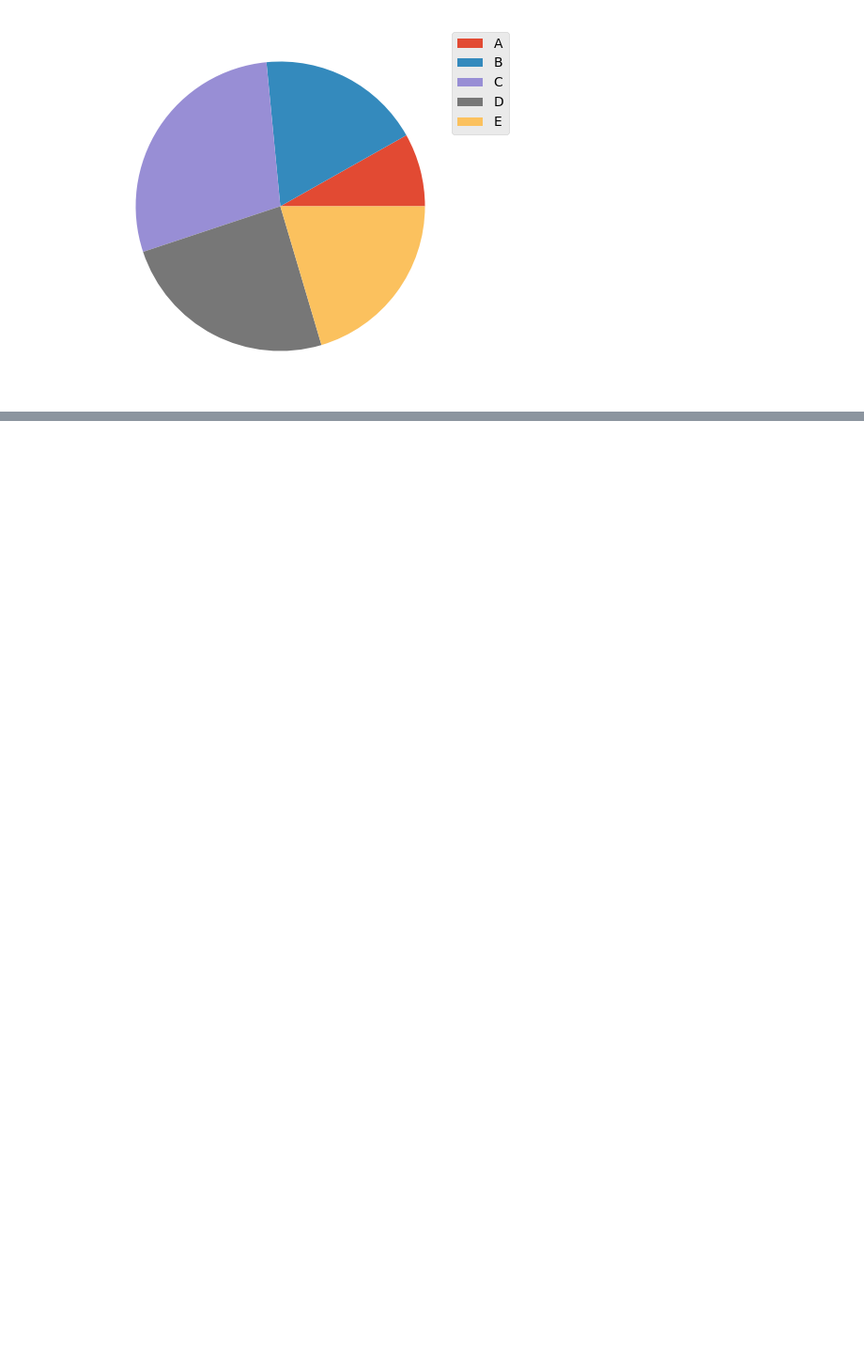
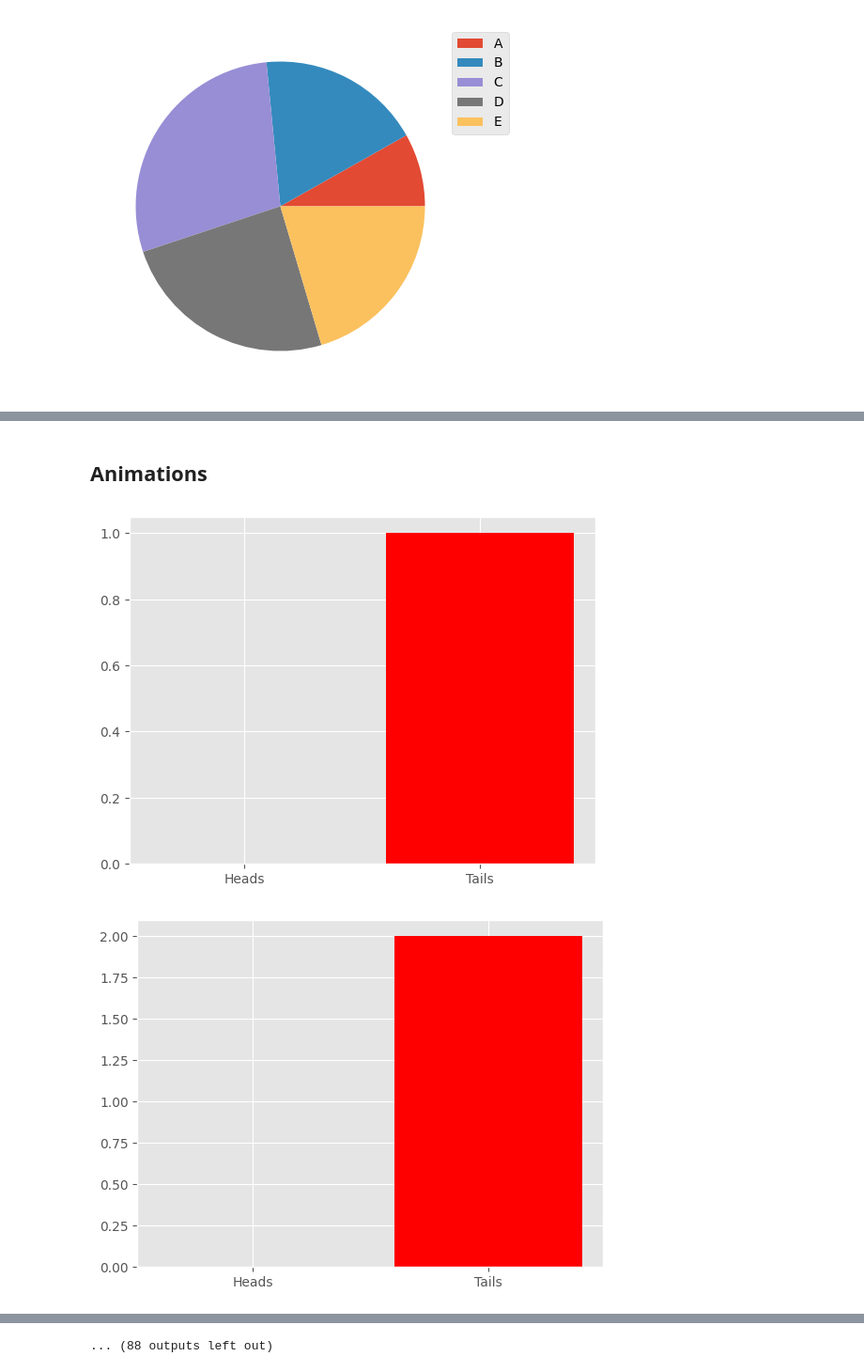
Before and after one commit to alchemistbg/matplotlib, a Jupyter notebook: matplotlib.ipynb, the cells around one changed output, grey strips where cells are left out. Shown at 94% size. Drawn from its saved outputs; the diff is of its cells as text; code cells hidden in the pictures; blank space fills up the shorter version.

```diff
--- a/matplotlib.ipynb
+++ b/matplotlib.ipynb
@@ -202,0 +267,13 @@ plt.legend(labels = people, loc = 'upper right', bbox_to_anchor = (1.15, 1));
+# %% [markdown]
+## **Animations**
+# %%
+heads_tails = [0, 0]
+# %%
+for _ in range(100):
+  heads_tails[np.random.randint(0, 2)] += 1
+  plt.bar(x = ['Heads', 'Tails'], height = heads_tails, color = ['blue', 'red'])
+  plt.pause(0.001)
+plt.show()
+# %% [output]
+[figure, added]
+[figure, added]
@@ -202,0 +290 @@ plt.legend(labels = people, loc = 'upper right', bbox_to_anchor = (1.15, 1));
+... (88 outputs left out)
```
Also changed, not shown: parts of 22 cells of this notebook.
